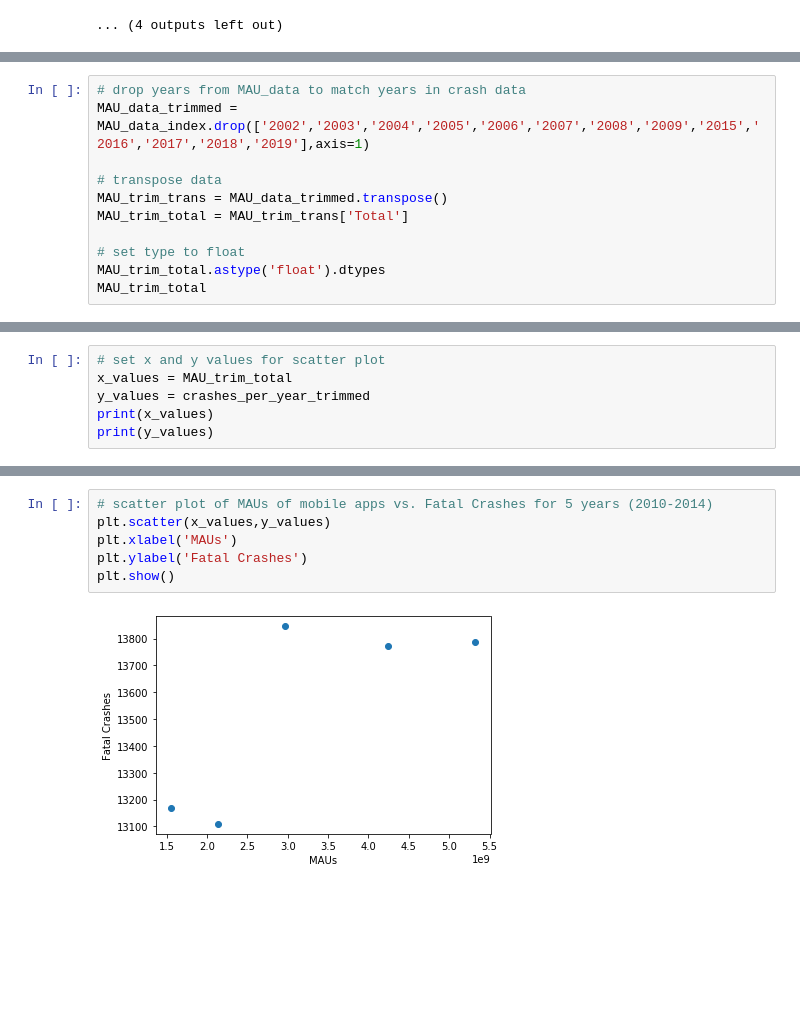
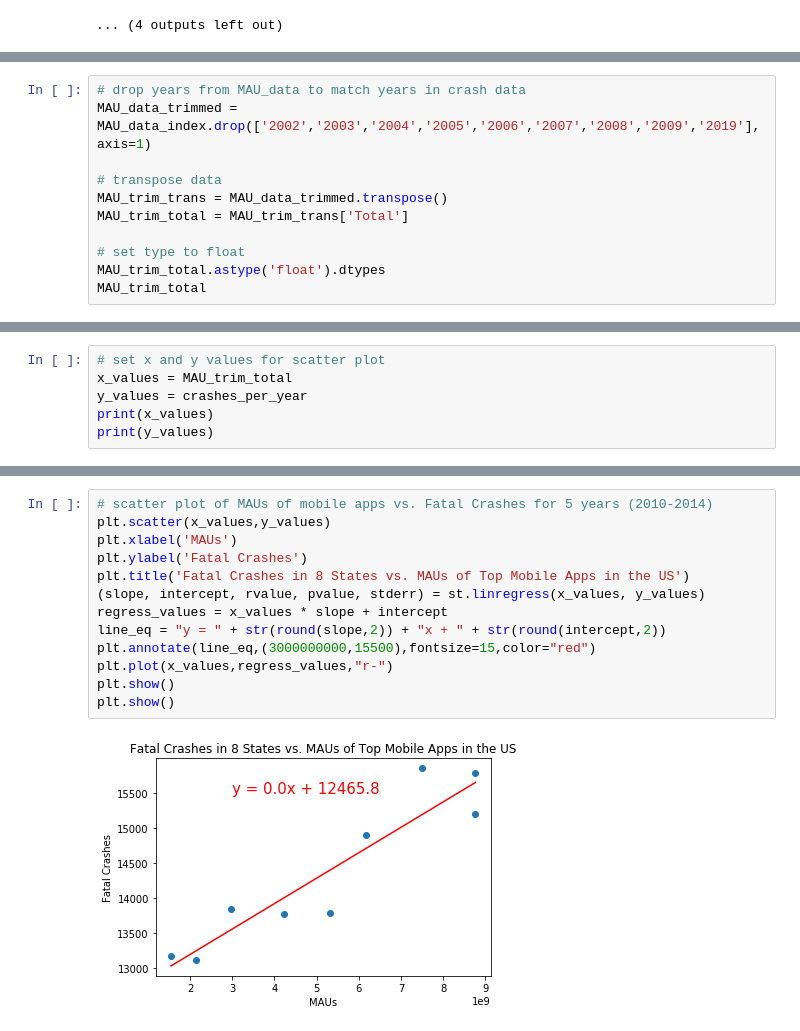
Before and after one commit to zelson71/project1-challenge, a Jupyter notebook: FARS APIv2.ipynb, the cells around one changed output, grey strips where cells are left out. Cells and saved outputs as stored; diff of their text form; blank space fills up the shorter version.

Commit message:
added charts and regressions

```diff
--- a/FARS APIv2.ipynb
+++ b/FARS APIv2.ipynb
@@ -197,7 +226,7 @@ CaseYear
 Name: TotalFatalCounts, dtype: int32
 # %%
 # drop years from MAU_data to match years in crash data
-MAU_data_trimmed = MAU_data_index.drop(['2002','2003','2004','2005','2006','2007','2008','2009','2015','2016','2017','2018','2019'],axis=1)
+MAU_data_trimmed = MAU_data_index.drop(['2002','2003','2004','2005','2006','2007','2008','2009','2019'],axis=1)
 
 # transpose data
 MAU_trim_trans = MAU_data_trimmed.transpose()
@@ -216,7 +249,7 @@ Name: Total, dtype: float64
 # %%
 # set x and y values for scatter plot
 x_values = MAU_trim_total
-y_values = crashes_per_year_trimmed
+y_values = crashes_per_year
 print(x_values)
 print(y_values)
 # %% [output]
@@ -236,8 +273,15 @@ Name: TotalFatalCounts, dtype: int32
 # %%
 # scatter plot of MAUs of mobile apps vs. Fatal Crashes for 5 years (2010-2014)
 plt.scatter(x_values,y_values)
 plt.xlabel('MAUs')
 plt.ylabel('Fatal Crashes')
+plt.title('Fatal Crashes in 8 States vs. MAUs of Top Mobile Apps in the US')
+(slope, intercept, rvalue, pvalue, stderr) = st.linregress(x_values, y_values)
+regress_values = x_values * slope + intercept
+line_eq = "y = " + str(round(slope,2)) + "x + " + str(round(intercept,2))
+plt.annotate(line_eq,(3000000000,15500),fontsize=15,color="red")
+plt.plot(x_values,regress_values,"r-")
 plt.show()
+plt.show()
 # %% [output]
-[figure, old version]
+[figure, new version]
```
Also changed, not shown: parts of 10 cells of this notebook.
